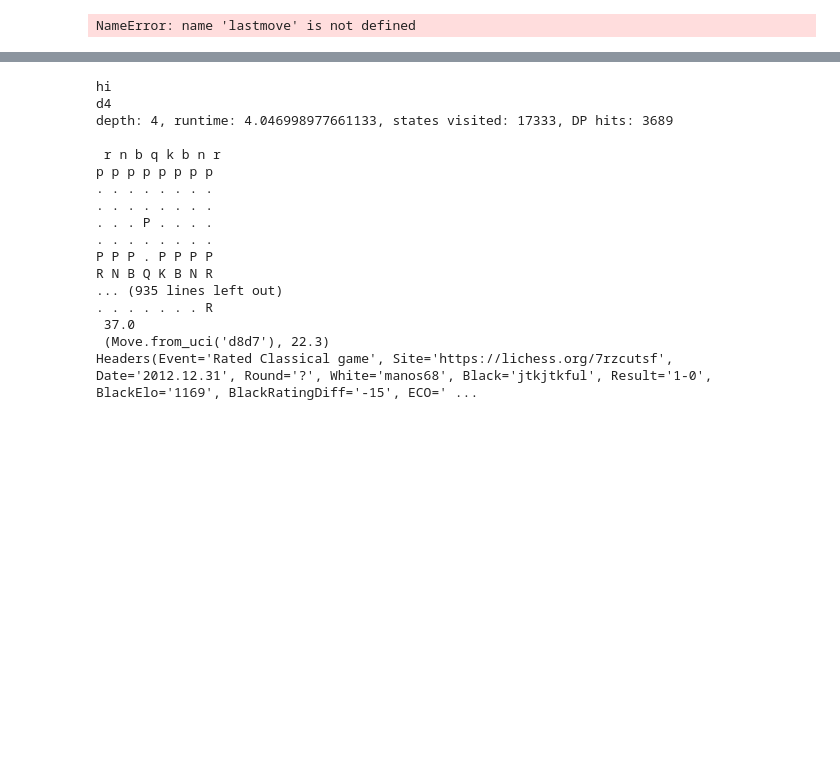
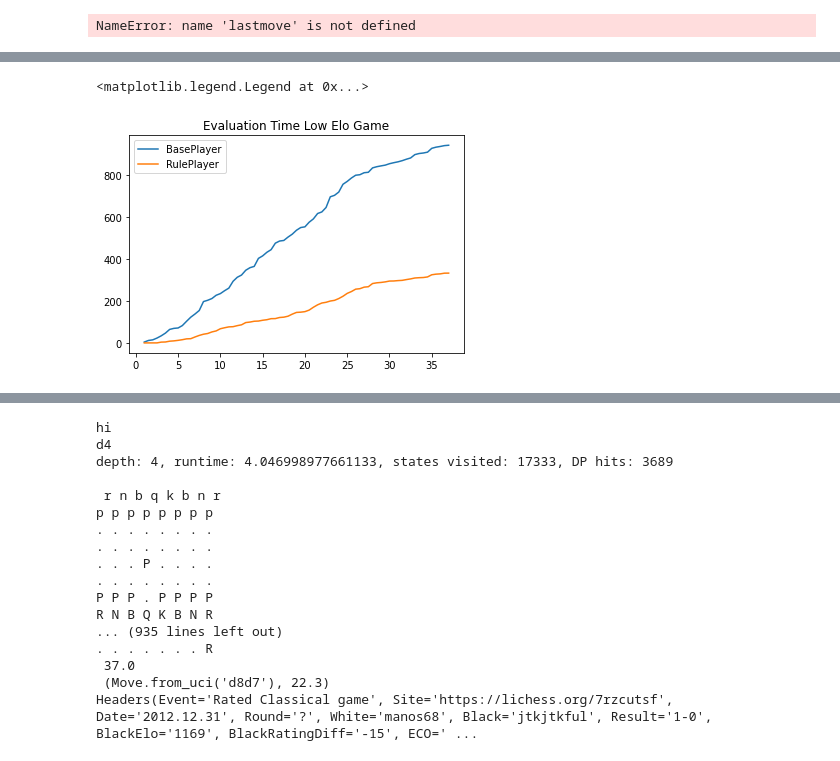
Before and after one commit to rlavelle/ChessAI, a Jupyter notebook: eval.ipynb, the cells around one changed output, grey strips where cells are left out. Saved outputs shown, nothing was run; the diff lists cells and outputs as text; code cells hidden in the pictures; blank space fills up the shorter version.

```diff
--- a/eval.ipynb
+++ b/eval.ipynb
@@ -278,0 +354,9 @@ def evaluate_gamefile(filename, eval_type = 'base',depth = 5, iterative = True):
+# %%
+low_gameorder = np.arange(1,  1+ len(low_game_base[1])/2 , 0.5)
+plt.title('Evaluation Time Low Elo Game')
+plt.plot(low_gameorder, low_game_base[3], label = 'BasePlayer')
+plt.plot(low_gameorder,  low_game_cbr[3], label = 'RulePlayer')
+plt.legend()
+# %% [output]
+<matplotlib.legend.Legend at 0x...>
+[figure, added]
```
Also changed, not shown: parts of 15 cells of this notebook, 19 other files.
